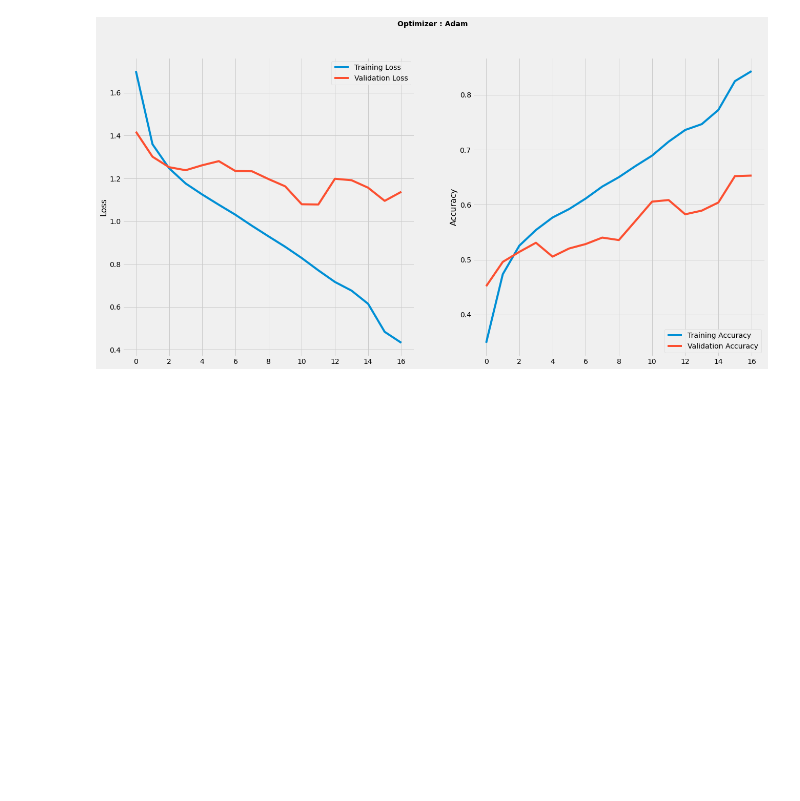
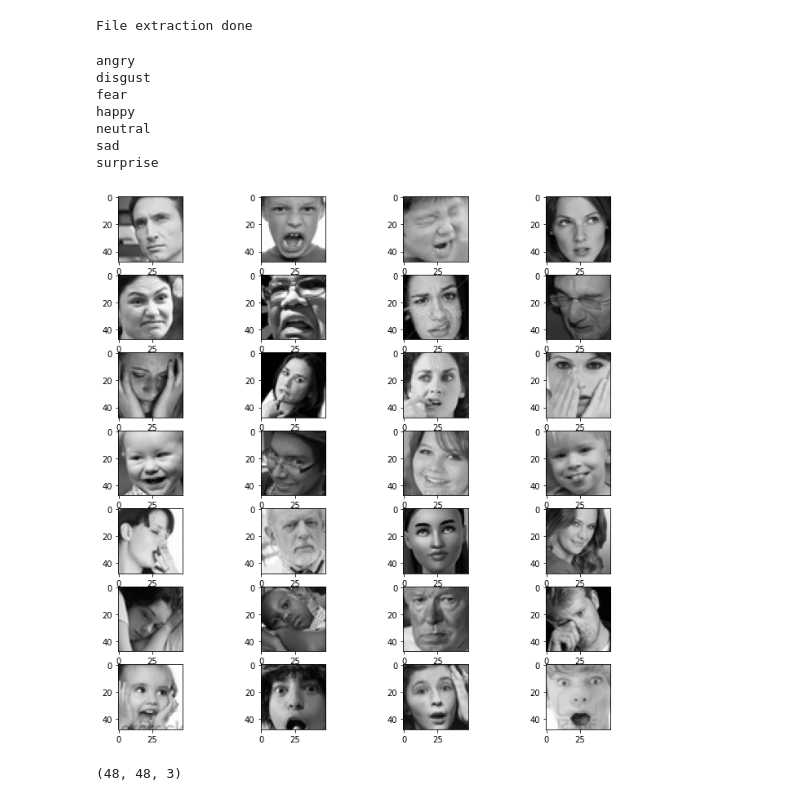
Before and after one commit to Sharath2021/-LIVE-CLASS-MONITORING-SYSTEM-Face-Emotion-Recognition-, a Jupyter notebook: LIVE_CLASS_MONITORING_SYSTEM(Face_Emotion_Recognition).ipynb, the cells around one changed output. Drawn from its saved outputs; the diff is of its cells as text; code cells hidden in the pictures; blank space fills up the shorter version.

```diff
--- a/LIVE_CLASS_MONITORING_SYSTEM(Face_Emotion_Recognition).ipynb
+++ b/LIVE_CLASS_MONITORING_SYSTEM(Face_Emotion_Recognition).ipynb
@@ -310,20 +2,0 @@ model.save('/content/drive/MyDrive/Colab Notebooks/Capstone Projects/Capstone_Li
-# %%
-#Plot to describe Accuracy & Loss
-plt.style.use('fivethirtyeight')
-
-plt.figure(figsize=(20,10))
-plt.subplot(1, 2, 1)
-plt.suptitle('Optimizer : Adam', fontsize=14,fontweight = 'bold')
-plt.ylabel('Loss', fontsize=16)
-plt.plot(results.history['loss'], label='Training Loss')
-plt.plot(results.history['val_loss'], label='Validation Loss')
-plt.legend(loc='upper right')
-
-plt.subplot(1, 2, 2)
-plt.ylabel('Accuracy', fontsize=16)
-plt.plot(results.history['accuracy'], label='Training Accuracy')
-plt.plot(results.history['val_accuracy'], label='Validation Accuracy')
-plt.legend(loc='lower right')
-plt.show()
-# %% [output]
-[figure, removed]
@@ -329,0 +38,46 @@ plt.show()
+# %%
+# Extracting zip file
+
+with ZipFile(file_name, 'r') as zip:
+  zip.extractall(path='fer13')
+  print('File extraction done')
+# %% [output]
+File extraction done
+# %%
+# Reading input path
+
+INPUT_PATH = "/content/fer13"
+# %%
+# specifying the image size we want to input in model
+
+picture_size=48
+# %%
+# list of all the classes
+
+classes = ['angry','disgust','fear','happy','neutral','sad','surprise']
+# %%
+# viewing some of the images from each category
+
+plt.figure(figsize= (12,12))
+i=1
+for category in classes:
+  for j in range(1,5):
+    plt.subplot(7,4,i)
+    img = load_img(INPUT_PATH + "/" +"train/"+category+"/"+
+                  os.listdir(INPUT_PATH + "/" + "train/" + category)[j], target_size=(picture_size, picture_size))
+    plt.imshow(img)
+    i+=1
+  print(category)
+plt.show()
+x=img_to_array(img)
+print(x.shape)
+# %% [output]
+angry
+disgust
+fear
+happy
+neutral
+sad
+surprise
+[figure, added]
+(48, 48, 3)
```
Also changed, not shown: parts of 41 cells of this notebook.
